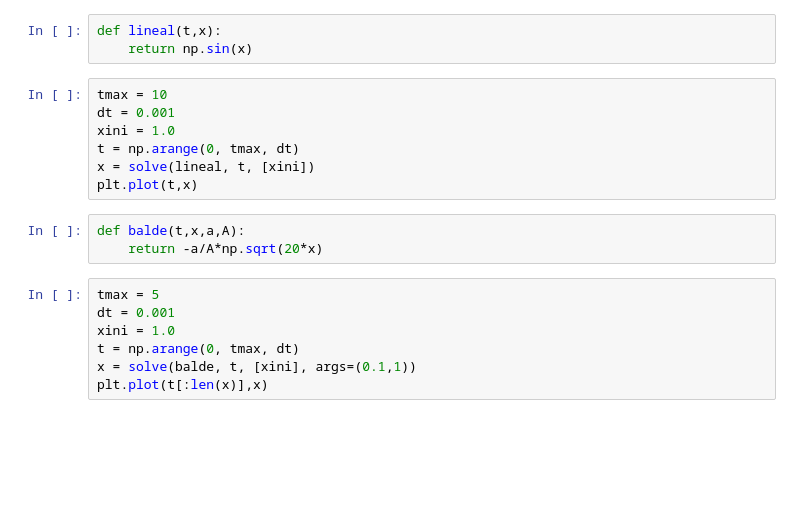
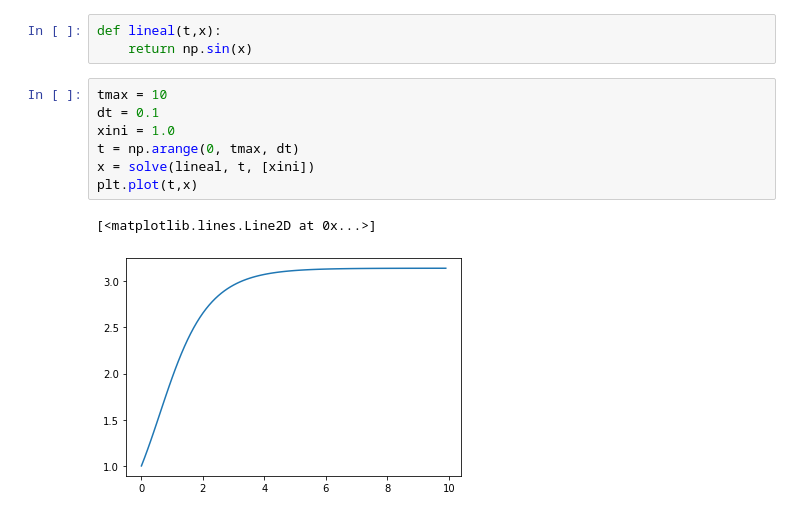
Before and after one commit to meguia/DNL_unq, a Jupyter notebook: DNL_Derivadas.ipynb, the cells around one changed output. Drawn from its saved outputs; the diff is of its cells as text; blank space fills up the shorter version.

```diff
--- a/DNL_Derivadas.ipynb
+++ b/DNL_Derivadas.ipynb
@@ -124,18 +150,11 @@ def lineal(t,x):
     return np.sin(x)
 # %%
 tmax = 10
-dt = 0.001
+dt = 0.1
 xini = 1.0
 t = np.arange(0, tmax, dt)
 x = solve(lineal, t, [xini])
 plt.plot(t,x)
+# %% [output]
+[<matplotlib.lines.Line2D at 0x...>]
+[figure, added]
-# %%
-def balde(t,x,a,A):
-    return -a/A*np.sqrt(20*x)
-# %%
-tmax = 5
-dt = 0.001
-xini = 1.0
-t = np.arange(0, tmax, dt)
-x = solve(balde, t, [xini], args=(0.1,1))
-plt.plot(t[:len(x)],x)
```
Also changed, not shown: parts of 9 cells of this notebook, 5 other files.
